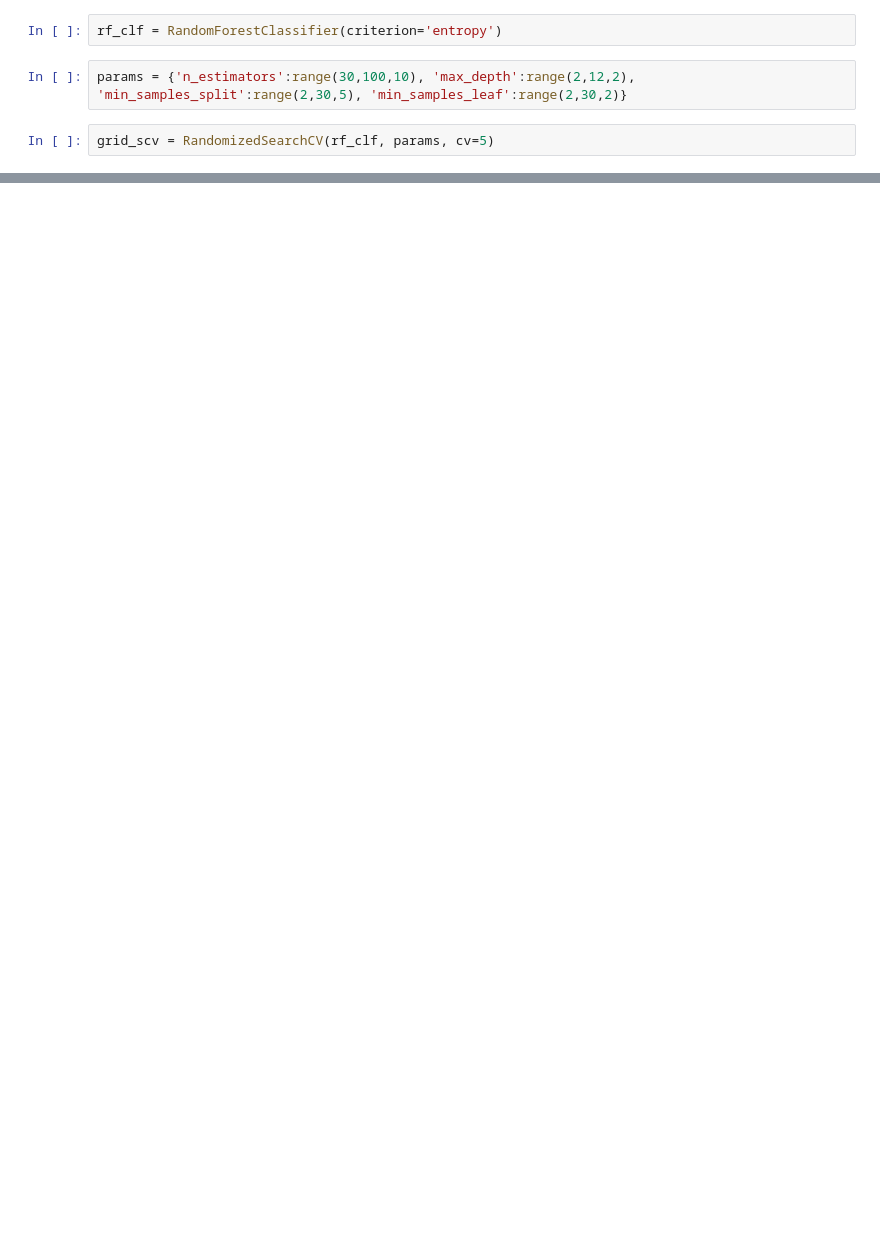
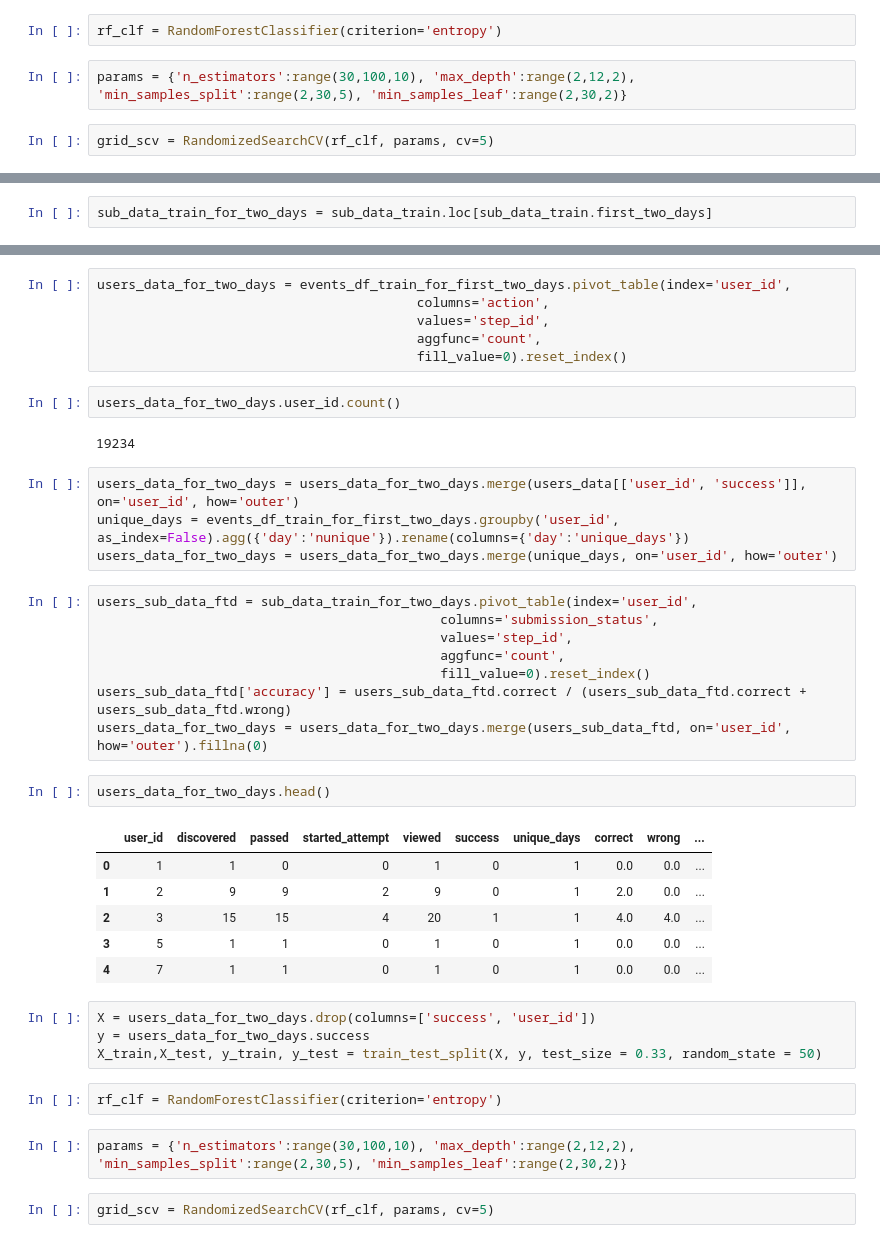
Before and after one commit to NLZer0/Stepic-analytical-contest, a Jupyter notebook: main.ipynb, the cells around one changed output, grey strips where cells are left out. Saved outputs shown, nothing was run; the diff lists cells and outputs as text; blank space fills up the shorter version.

```diff
--- a/main.ipynb
+++ b/main.ipynb
@@ -166,0 +220,2 @@ RandomizedSearchCV(cv=5, estimator=RandomForestClassifier(criterion='entropy'),
+# %%
+sub_data_train_for_two_days = sub_data_train.loc[sub_data_train.first_two_days]
@@ -166,0 +231,41 @@ RandomizedSearchCV(cv=5, estimator=RandomForestClassifier(criterion='entropy'),
+# %%
+users_data_for_two_days = events_df_train_for_first_two_days.pivot_table(index='user_id',
+                                         columns='action',
+                                         values='step_id',
+                                         aggfunc='count',
+                                         fill_value=0).reset_index()
+# %%
+users_data_for_two_days.user_id.count()
+# %% [output]
+19234
+# %%
+users_data_for_two_days = users_data_for_two_days.merge(users_data[['user_id', 'success']], on='user_id', how='outer')
+unique_days = events_df_train_for_first_two_days.groupby('user_id', as_index=False).agg({'day':'nunique'}).rename(columns={'day':'unique_days'})
+users_data_for_two_days = users_data_for_two_days.merge(unique_days, on='user_id', how='outer')
+# %%
+users_sub_data_ftd = sub_data_train_for_two_days.pivot_table(index='user_id',
+                                            columns='submission_status',
+                                            values='step_id',
+                                            aggfunc='count',
+                                            fill_value=0).reset_index()
+users_sub_data_ftd['accuracy'] = users_sub_data_ftd.correct / (users_sub_data_ftd.correct + users_sub_data_ftd.wrong)
+users_data_for_two_days = users_data_for_two_days.merge(users_sub_data_ftd, on='user_id', how='outer').fillna(0)
+# %%
+users_data_for_two_days.head()
+# %% [output]
+|  | user_id | discovered | passed | started_attempt | viewed | success | unique_days | correct | wrong | ... |
+| 0 | 1 | 1 | 0 | 0 | 1 | 0 | 1 | 0.0 | 0.0 | ... |
+| 1 | 2 | 9 | 9 | 2 | 9 | 0 | 1 | 2.0 | 0.0 | ... |
+| 2 | 3 | 15 | 15 | 4 | 20 | 1 | 1 | 4.0 | 4.0 | ... |
+| 3 | 5 | 1 | 1 | 0 | 1 | 0 | 1 | 0.0 | 0.0 | ... |
+| 4 | 7 | 1 | 1 | 0 | 1 | 0 | 1 | 0.0 | 0.0 | ... |
+# %%
+X = users_data_for_two_days.drop(columns=['success', 'user_id'])
+y = users_data_for_two_days.success
+X_train,X_test, y_train, y_test = train_test_split(X, y, test_size = 0.33, random_state = 50)
+# %%
+rf_clf = RandomForestClassifier(criterion='entropy')
+# %%
+params = {'n_estimators':range(30,100,10), 'max_depth':range(2,12,2), 'min_samples_split':range(2,30,5), 'min_samples_leaf':range(2,30,2)}
+# %%
+grid_scv = RandomizedSearchCV(rf_clf, params, cv=5)
```
Also changed, not shown: parts of 29 cells of this notebook, 1 other file.
